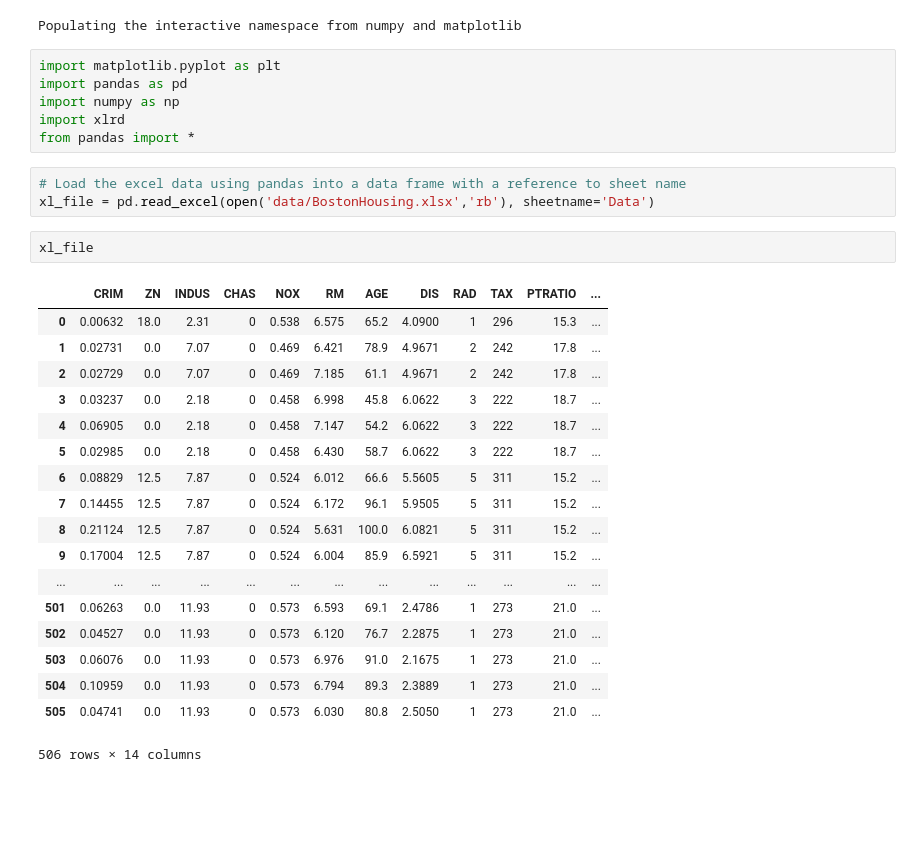
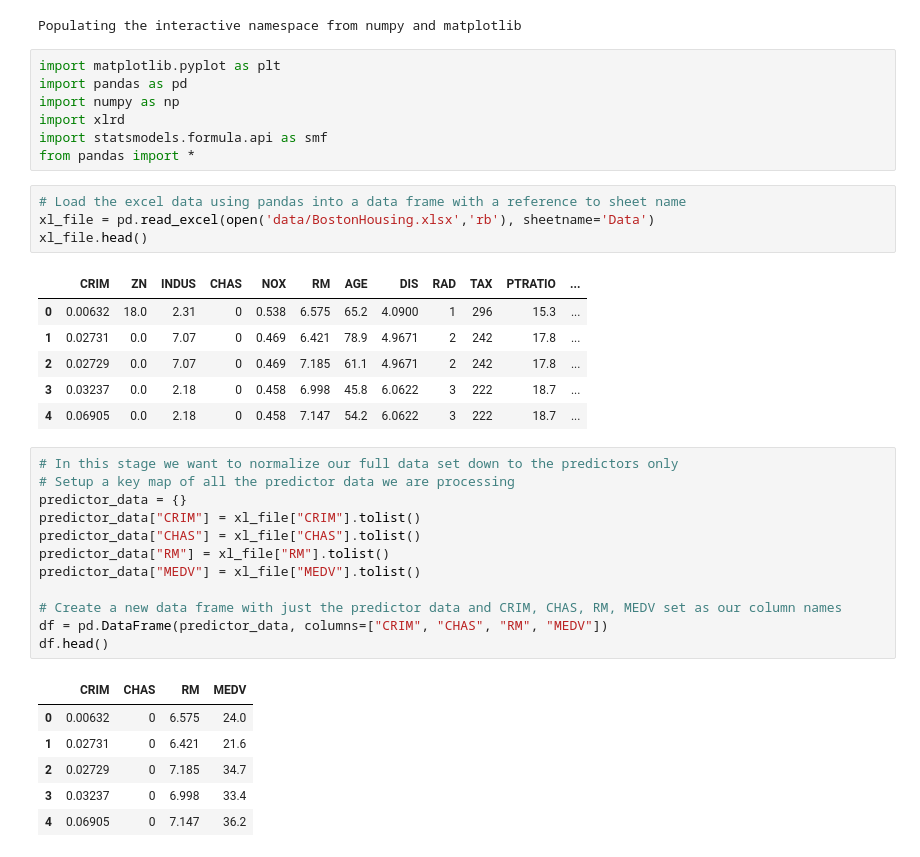
Before and after one commit to agnosticdev/JupyterNotebooks, a Jupyter notebook: Multiple Linear Regression Model.ipynb, the cells around one changed output. Saved outputs shown, nothing was run; the diff lists cells and outputs as text; blank space fills up the shorter version.

```diff
--- a/Multiple Linear Regression Model.ipynb
+++ b/Multiple Linear Regression Model.ipynb
@@ -8,28 +8,35 @@ import matplotlib.pyplot as plt
 import pandas as pd
 import numpy as np
 import xlrd
+import statsmodels.formula.api as smf
 from pandas import *
 # %%
 # Load the excel data using pandas into a data frame with a reference to sheet name
 xl_file = pd.read_excel(open('data/BostonHousing.xlsx','rb'), sheetname='Data')
+xl_file.head()
+# %% [output]
+|  | CRIM | ZN | INDUS | CHAS | NOX | RM | AGE | DIS | RAD | TAX | PTRATIO | ... |
+| 0 | 0.00632 | 18.0 | 2.31 | 0 | 0.538 | 6.575 | 65.2 | 4.0900 | 1 | 296 | 15.3 | ... |
+| 1 | 0.02731 | 0.0 | 7.07 | 0 | 0.469 | 6.421 | 78.9 | 4.9671 | 2 | 242 | 17.8 | ... |
+| 2 | 0.02729 | 0.0 | 7.07 | 0 | 0.469 | 7.185 | 61.1 | 4.9671 | 2 | 242 | 17.8 | ... |
+| 3 | 0.03237 | 0.0 | 2.18 | 0 | 0.458 | 6.998 | 45.8 | 6.0622 | 3 | 222 | 18.7 | ... |
+| 4 | 0.06905 | 0.0 | 2.18 | 0 | 0.458 | 7.147 | 54.2 | 6.0622 | 3 | 222 | 18.7 | ... |
-# %%
-xl_file
-# %% [output]
-|  | CRIM | ZN | INDUS | CHAS | NOX | RM | AGE | DIS | RAD | TAX | PTRATIO | ... |
-| 0 | 0.00632 | 18.0 | 2.31 | 0 | 0.538 | 6.575 | 65.2 | 4.0900 | 1 | 296 | 15.3 | ... |
-| 1 | 0.02731 | 0.0 | 7.07 | 0 | 0.469 | 6.421 | 78.9 | 4.9671 | 2 | 242 | 17.8 | ... |
-| 2 | 0.02729 | 0.0 | 7.07 | 0 | 0.469 | 7.185 | 61.1 | 4.9671 | 2 | 242 | 17.8 | ... |
-| 3 | 0.03237 | 0.0 | 2.18 | 0 | 0.458 | 6.998 | 45.8 | 6.0622 | 3 | 222 | 18.7 | ... |
-| 4 | 0.06905 | 0.0 | 2.18 | 0 | 0.458 | 7.147 | 54.2 | 6.0622 | 3 | 222 | 18.7 | ... |
-| 5 | 0.02985 | 0.0 | 2.18 | 0 | 0.458 | 6.430 | 58.7 | 6.0622 | 3 | 222 | 18.7 | ... |
-| 6 | 0.08829 | 12.5 | 7.87 | 0 | 0.524 | 6.012 | 66.6 | 5.5605 | 5 | 311 | 15.2 | ... |
-| 7 | 0.14455 | 12.5 | 7.87 | 0 | 0.524 | 6.172 | 96.1 | 5.9505 | 5 | 311 | 15.2 | ... |
-| 8 | 0.21124 | 12.5 | 7.87 | 0 | 0.524 | 5.631 | 100.0 | 6.0821 | 5 | 311 | 15.2 | ... |
-| 9 | 0.17004 | 12.5 | 7.87 | 0 | 0.524 | 6.004 | 85.9 | 6.5921 | 5 | 311 | 15.2 | ... |
-| ... | ... | ... | ... | ... | ... | ... | ... | ... | ... | ... | ... | ... |
-| 501 | 0.06263 | 0.0 | 11.93 | 0 | 0.573 | 6.593 | 69.1 | 2.4786 | 1 | 273 | 21.0 | ... |
-| 502 | 0.04527 | 0.0 | 11.93 | 0 | 0.573 | 6.120 | 76.7 | 2.2875 | 1 | 273 | 21.0 | ... |
-| 503 | 0.06076 | 0.0 | 11.93 | 0 | 0.573 | 6.976 | 91.0 | 2.1675 | 1 | 273 | 21.0 | ... |
-| 504 | 0.10959 | 0.0 | 11.93 | 0 | 0.573 | 6.794 | 89.3 | 2.3889 | 1 | 273 | 21.0 | ... |
-| 505 | 0.04741 | 0.0 | 11.93 | 0 | 0.573 | 6.030 | 80.8 | 2.5050 | 1 | 273 | 21.0 | ... |
-506 rows × 14 columns
+# %%
+# In this stage we want to normalize our full data set down to the predictors only
+# Setup a key map of all the predictor data we are processing
+predictor_data = {}
+predictor_data["CRIM"] = xl_file["CRIM"].tolist()
+predictor_data["CHAS"] = xl_file["CHAS"].tolist()
+predictor_data["RM"] = xl_file["RM"].tolist()
+predictor_data["MEDV"] = xl_file["MEDV"].tolist()
+
+# Create a new data frame with just the predictor data and CRIM, CHAS, RM, MEDV set as our column names
+df = pd.DataFrame(predictor_data, columns=["CRIM", "CHAS", "RM", "MEDV"])
+df.head()
+# %% [output]
+|  | CRIM | CHAS | RM | MEDV |
+| 0 | 0.00632 | 0 | 6.575 | 24.0 |
+| 1 | 0.02731 | 0 | 6.421 | 21.6 |
+| 2 | 0.02729 | 0 | 7.185 | 34.7 |
+| 3 | 0.03237 | 0 | 6.998 | 33.4 |
+| 4 | 0.06905 | 0 | 7.147 | 36.2 |
```
Also changed, not shown: parts of 5 cells of this notebook.
